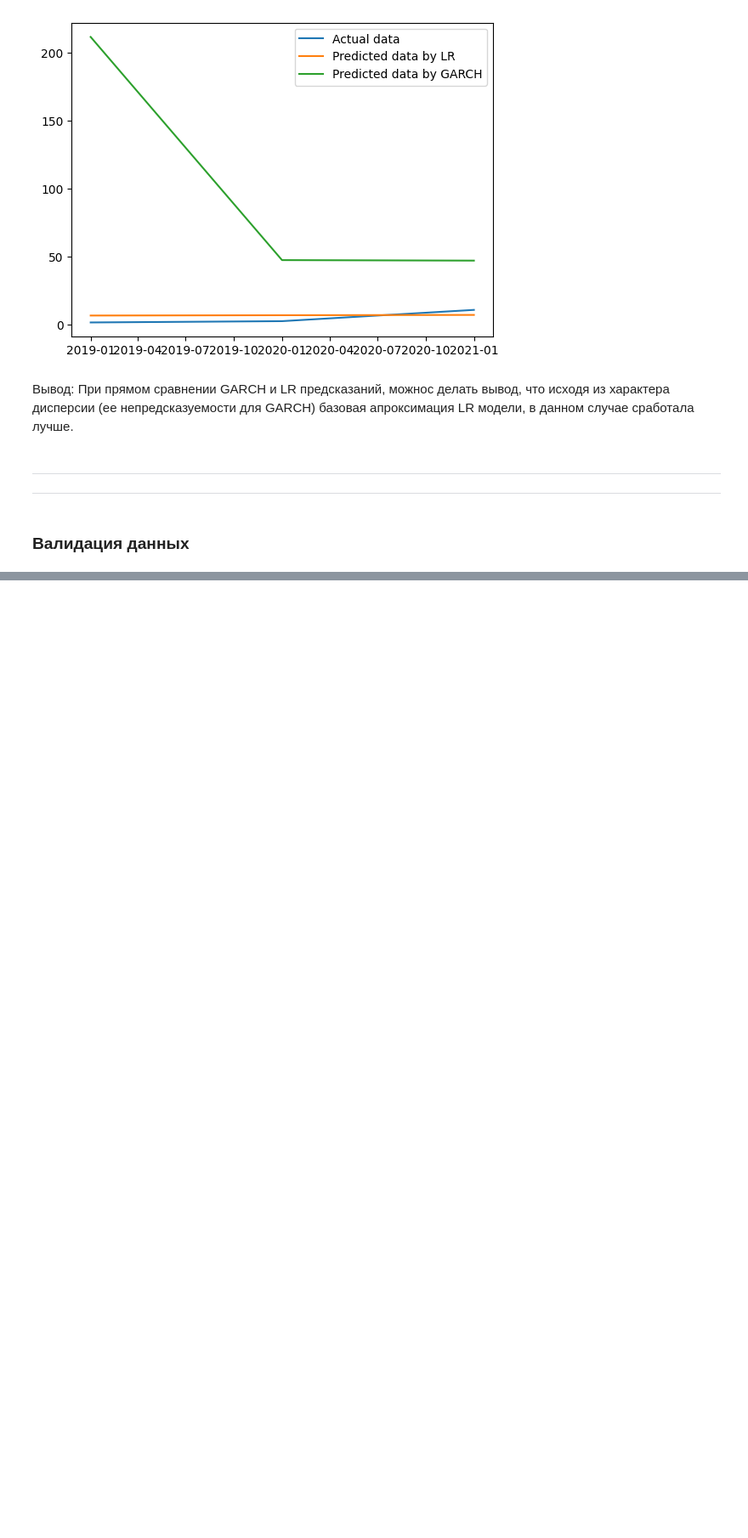
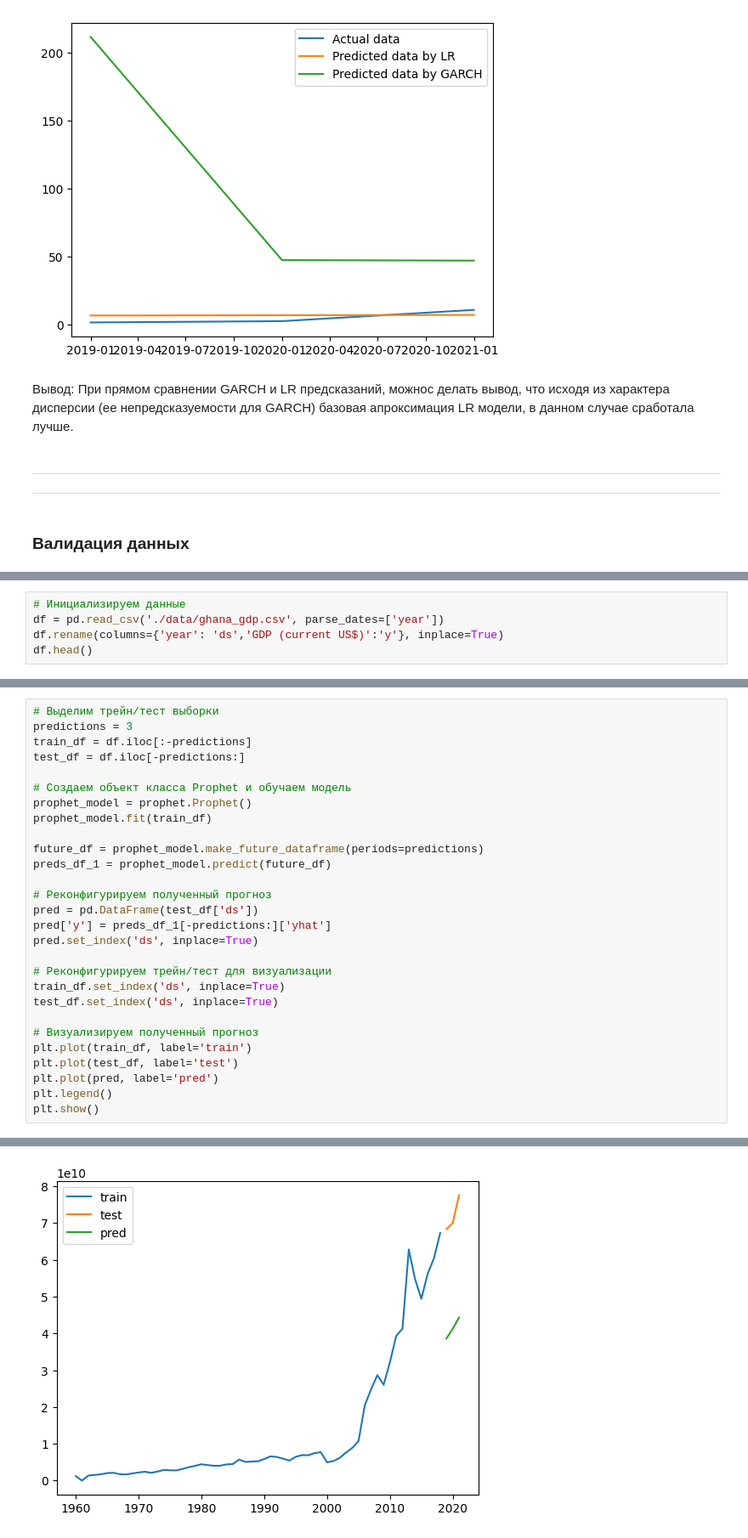
Before and after one commit to hotdonkey/data_science, a Jupyter notebook: Project_7/Project_7.ipynb, the cells around one changed output, grey strips where cells are left out. Shown at 85% size. Drawn from its saved outputs; the diff is of its cells as text; blank space fills up the shorter version.

```diff
--- a/Project_7/Project_7.ipynb
+++ b/Project_7/Project_7.ipynb
@@ -602,0 +610,5 @@ RMSE на walk forward валидации: 3581369261.128
+# %%
+# Инициализируем данные
+df = pd.read_csv('./data/ghana_gdp.csv', parse_dates=['year'])
+df.rename(columns={'year': 'ds','GDP (current US$)':'y'}, inplace=True)
+df.head()
@@ -602,0 +623,29 @@ RMSE на walk forward валидации: 3581369261.128
+# %%
+# Выделим трейн/тест выборки
+predictions = 3
+train_df = df.iloc[:-predictions]
+test_df = df.iloc[-predictions:]
+
+# Cоздаем объект класса Prophet и обучаем модель
+prophet_model = prophet.Prophet()
+prophet_model.fit(train_df)
+
+future_df = prophet_model.make_future_dataframe(periods=predictions)
+preds_df_1 = prophet_model.predict(future_df)
+
+# Реконфигурируем полученный прогноз
+pred = pd.DataFrame(test_df['ds'])
+pred['y'] = preds_df_1[-predictions:]['yhat']
+pred.set_index('ds', inplace=True)
+
+# Реконфигурируем трейн/тест для визуализации
+train_df.set_index('ds', inplace=True)
+test_df.set_index('ds', inplace=True)
+
+# Визуализируем полученный прогноз
+plt.plot(train_df, label='train')
+plt.plot(test_df, label='test')
+plt.plot(pred, label='pred')
+plt.legend()
+plt.show()
+# %% [output]
@@ -602,0 +654 @@ RMSE на walk forward валидации: 3581369261.128
+[figure, added]
```
Also changed, not shown: parts of 11 cells of this notebook.
